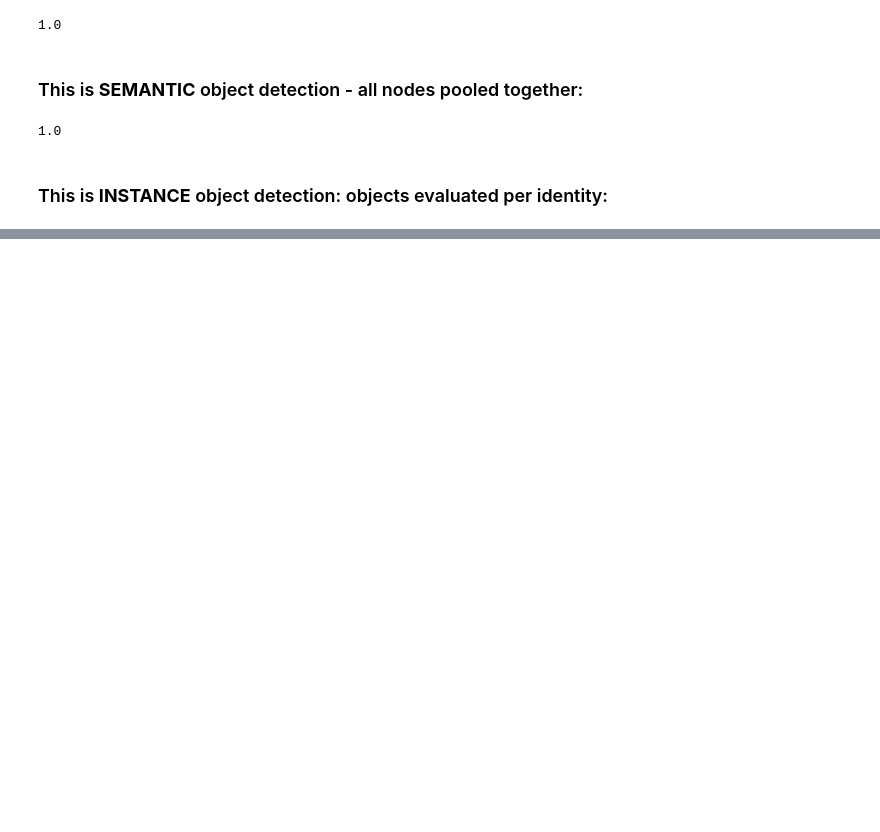
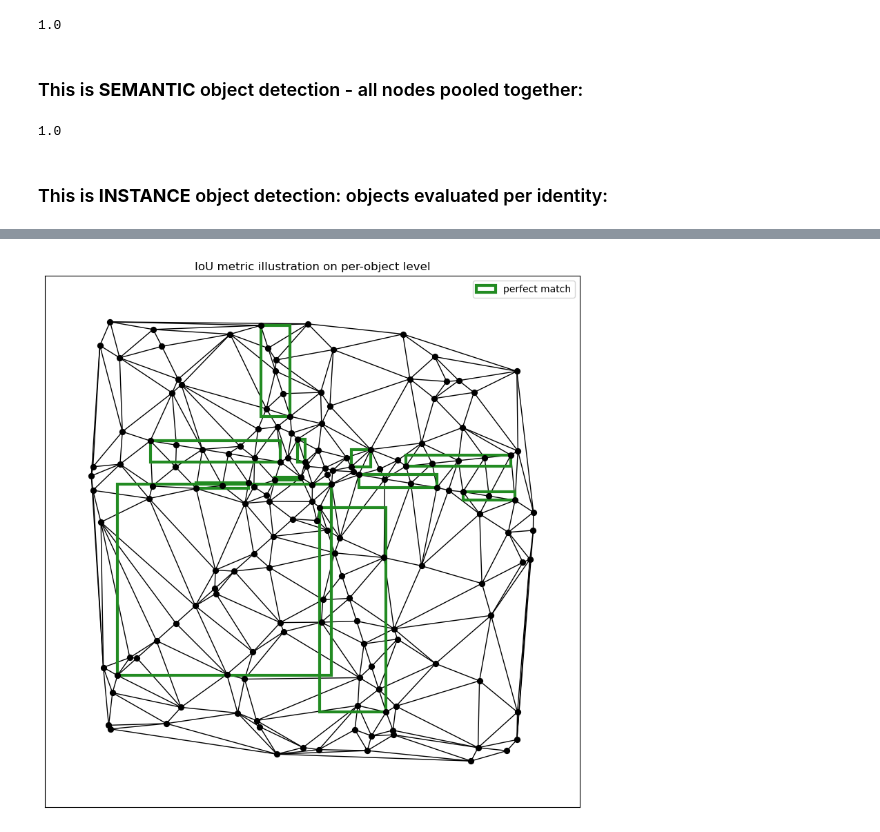
Before and after one commit to alan-turing-institute/grace, a Jupyter notebook: notebooks/measure.ipynb, the cells around one changed output, grey strips where cells are left out. Cells and saved outputs as stored; diff of their text form; code cells hidden in the pictures; blank space fills up the shorter version.

```diff
--- a/notebooks/measure.ipynb
+++ b/notebooks/measure.ipynb
@@ -287,0 +324,14 @@ IoU Score: 1.0
+# %%
+def locate_rectangle_points(object_node_set: set, G: nx.Graph):
+
+    nodes = G.nodes(data=True)
+    x_coords, y_coords = [], []
+
+    for node_idx in object_node_set:
+        y_coords.append(nodes[node_idx][GraphAttrs.NODE_Y])
+        x_coords.append(nodes[node_idx][GraphAttrs.NODE_X])
+
+    x_mn, x_mx = np.min(x_coords), np.max(x_coords)
+    y_mn, y_mx = np.min(y_coords), np.max(y_coords)
+
+    return (x_mn, y_mn), x_mx-x_mn, y_mx-y_mn  # anchor, height, width
@@ -287,0 +359,33 @@ IoU Score: 1.0
+# %%
+def legend_without_duplicate_labels(ax):
+    handles, labels = ax.get_legend_handles_labels()
+    unique = [(h, l) for i, (h, l) in enumerate(zip(handles, labels)) if l not in labels[:i]]
+    ax.legend(*zip(*unique))
+# %%
+# Create figure and axes
+fig, ax = plt.subplots(figsize=(10, 10))
+
+# Display the graph node positions
+pos = {
+    idx: (node[GraphAttrs.NODE_X], node[GraphAttrs.NODE_Y])
+    for idx, node in G.nodes(data=True)
+}
+
+# draw all nodes/vertices in the graph
+nx.draw_networkx(
+    G, ax=ax, pos=pos, with_labels=False, node_color="k", node_size=32
+)
+
+# plot the rectangles one by one
+for rectangle in rectangles:
+    anchor, height, width, color = rectangle
+    handle = legend_handle[color]
+    rect = patches.Rectangle(anchor, height, width, label=handle,
+        linewidth=3, edgecolor=color, facecolor='none')
+    ax.add_patch(rect)
+    legend_without_duplicate_labels(ax)
+
+ax.set_title("IoU metric illustration on per-object level")
+plt.show()
+# %% [output]
+[figure, added]
```
Also changed, not shown: parts of 10 cells of this notebook.
